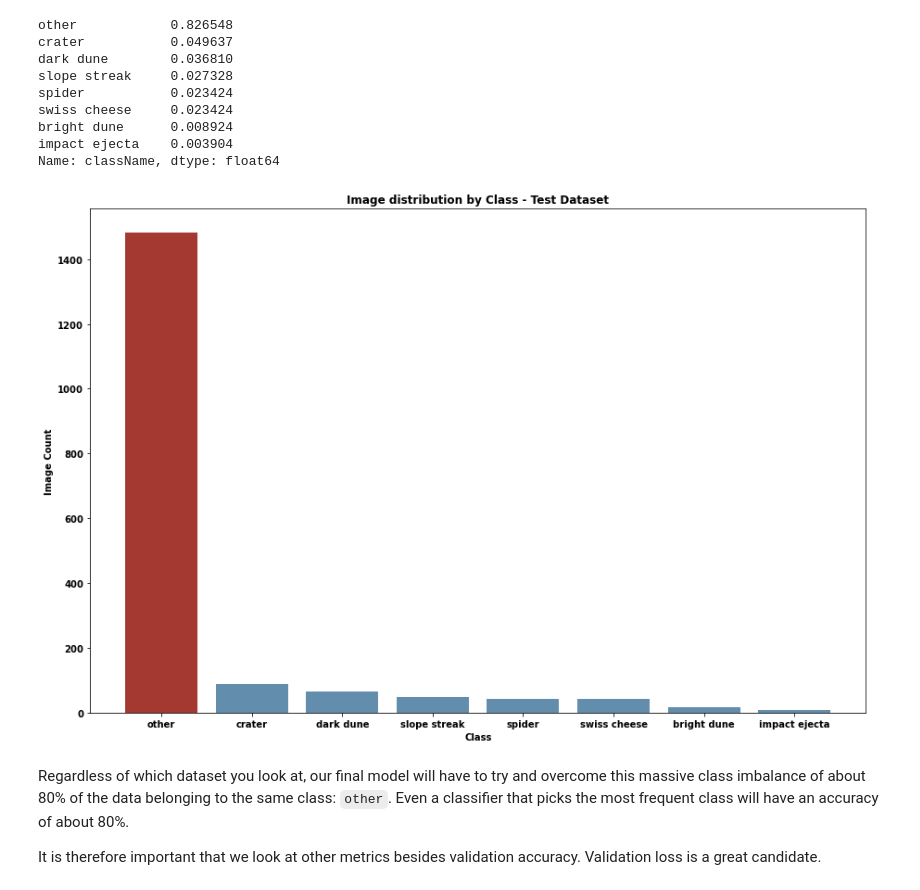
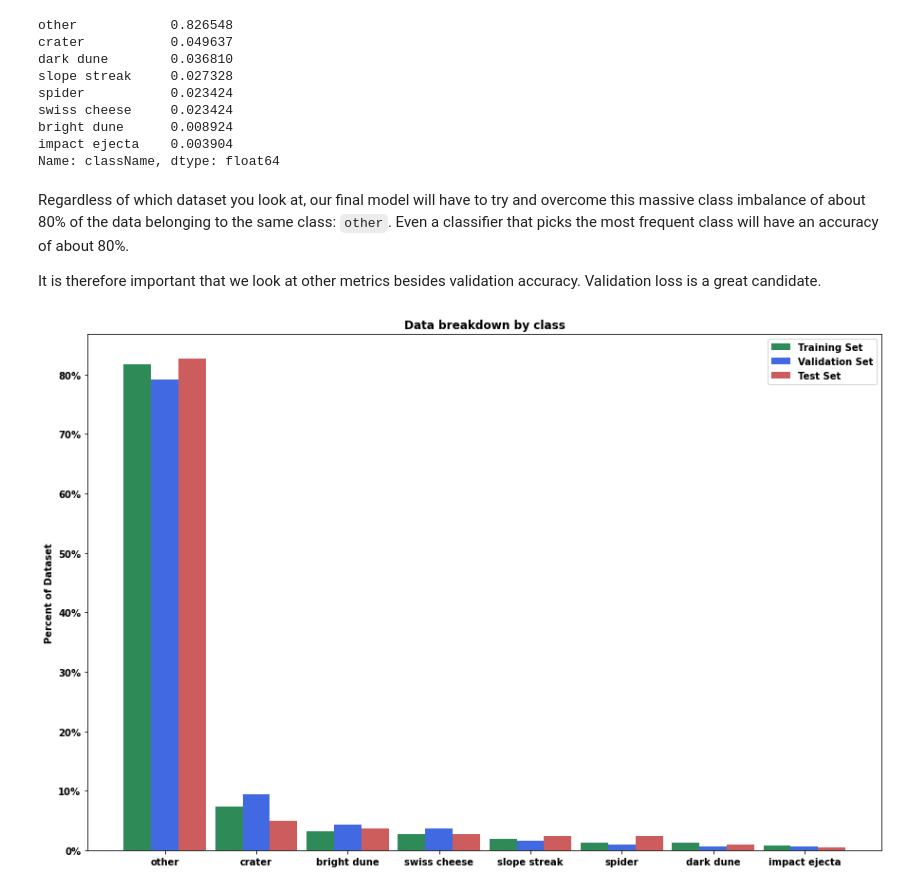
Before and after one commit to ssaeed85/dsc-ph5-MarsTerrainAnomalyDetection, a Jupyter notebook: 00_GetDatasets.ipynb, the cells around one changed output. Cells and saved outputs as stored; diff of their text form; code cells hidden in the pictures.

Commit message:
Distribution by set

```diff
--- a/00_GetDatasets.ipynb
+++ b/00_GetDatasets.ipynb
@@ -298,26 +272,41 @@ swiss cheese     0.023424
 bright dune      0.008924
 impact ejecta    0.003904
 Name: className, dtype: float64
-# %%
-fig,ax = plt.subplots(figsize = (15,10))
-
-r = '#a33931'
-b = '#638dad'
-
-plt.bar(x = imageMap[imageMap.imageSet =='test'].className.value_counts().index,
-       height = imageMap[imageMap.imageSet =='test'].className.value_counts().values,
-        color=[r, b,b,b,b,b,b,b]
-       )
-ax.set_title('Image distribution by Class - Test Dataset')
-ax.set_ylabel('Image Count')
-ax.set_xlabel('Class');
-# plt.savefig('./savedFigs/ImageDist_TestSet.jpg', dpi='figure',
-#           bbox_inches='tight', pad_inches=0.1,
-#           facecolor='auto', edgecolor='auto',
-#          )
-# %% [output]
-[figure, removed]
 # %% [markdown]
 Regardless of which dataset you look at, our final model will have to try and overcome this massive class imbalance of about 80% of the data belonging to the same class: `other`. Even a classifier that picks the most frequent class will have an accuracy of about 80%.
 
 It is therefore important that we look at other metrics besides validation accuracy. Validation loss is a great candidate.
+# %%
+xlabels= imageMap[imageMap.imageSet =='train'].className.value_counts(normalize=True).index
+train = imageMap[imageMap.imageSet =='train'].className.value_counts(normalize=True).values
+val = imageMap[imageMap.imageSet =='val'].className.value_counts(normalize=True).values
+test = imageMap[imageMap.imageSet =='test'].className.value_counts(normalize=True).values
+
+
+fig, ax = plt.subplots(figsize = (15,10))
+
+xticks=np.arange(len(xlabels))
+width=0.3
+
+ax.bar(x=xticks-width,height = train, width = width, color='seagreen')
+ax.bar(x=xticks      ,height = val,   width = width, color='royalblue')
+ax.bar(x=xticks+width,height = test,  width = width, color='indianred')
+
+ax.set_ylabel('Percent of Dataset')
+ax.set_title('Data breakdown by class')
+ax.set_xticks(np.arange(len(xlabels)))
+ax.set_xticklabels(xlabels)
+ax.legend(('Training Set', 'Validation Set','Test Set'))
+
+ax.get_yaxis().set_major_formatter(
+    matplotlib.ticker.FuncFormatter(lambda x, p: format(f'{round(x*100)}%'))
+)
+
+plt.savefig('./savedFigs/ImageDist_BySet.jpg', dpi='figure',
+          bbox_inches='tight', pad_inches=0.1,
+          facecolor='auto', edgecolor='auto',
+         )
+
+plt.show()
+# %% [output]
+[figure, added]
```
Also changed, not shown: parts of 7 cells of this notebook.
